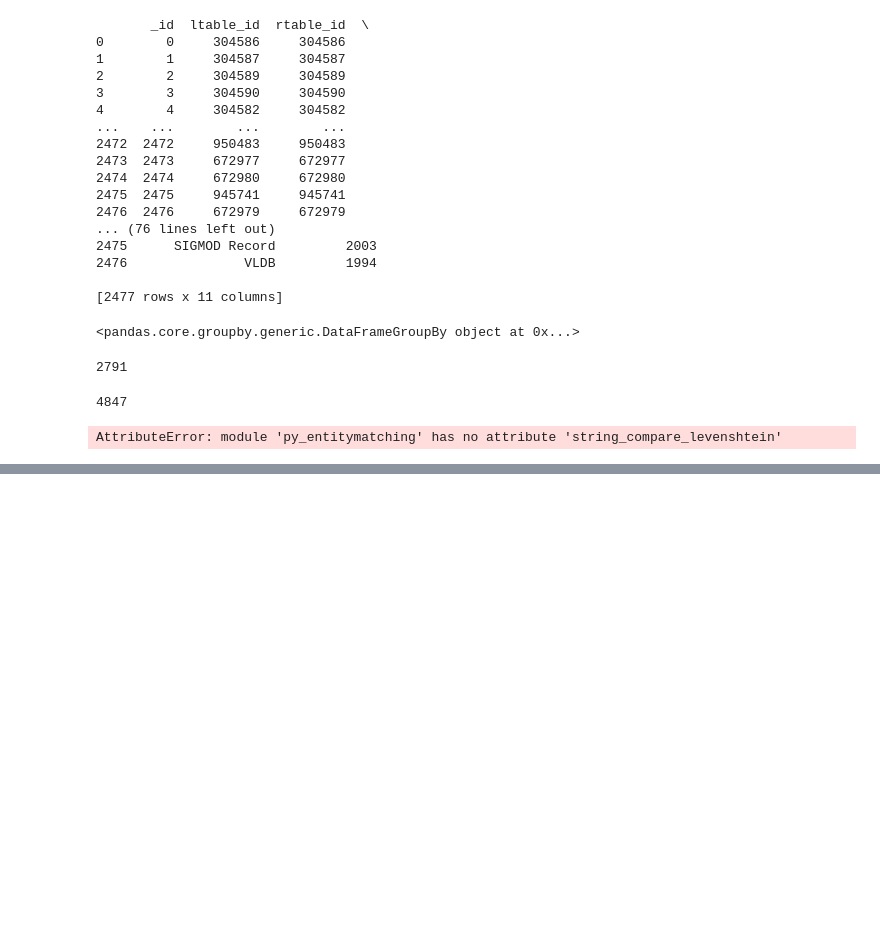
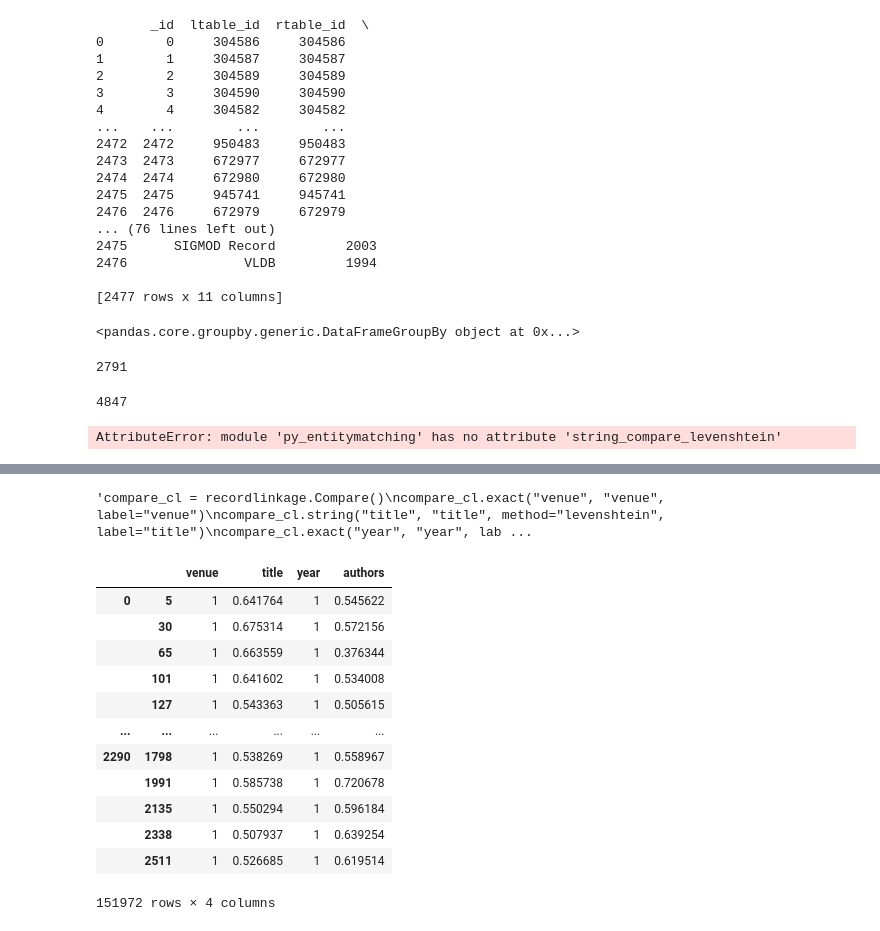
Before and after one commit to Edechkin/DILA_project, a Jupyter notebook: code.ipynb, the cells around one changed output, grey strips where cells are left out. Cells and saved outputs as stored; diff of their text form; code cells hidden in the pictures; blank space fills up the shorter version.

```diff
--- a/code.ipynb
+++ b/code.ipynb
@@ -232,0 +225,7 @@ abc.to_csv(r'abc.csv', encoding='utf-8', index=False)
+# %%
+indexer = recordlinkage.Index()
+#indexer = Block(left_on=['year', 'venue'],
+#                right_on=['year', 'venue'])
+indexer.block(['venue', 'year'])
+#indexer.full()
+candidate_links = indexer.index(data_ACM, data_DBLP)
@@ -232,0 +252,33 @@ abc.to_csv(r'abc.csv', encoding='utf-8', index=False)
+# %%
+"""compare_cl = recordlinkage.Compare()
+compare_cl.exact("venue", "venue", label="venue")
+compare_cl.string("title", "title", method="levenshtein", label="title")
+compare_cl.exact("year", "year", label="year")
+compare_cl.string("authors", "authors", method="levenshtein", label="authors")
+features = compare_cl.compute(candidate_links, data_ACM, data_DBLP)
+print(features)"""
+# %% [output]
+'compare_cl = recordlinkage.Compare()\ncompare_cl.exact("venue", "venue", label="venue")\ncompare_cl.string("title", "title", method="levenshtein", label="title")\ncompare_cl.exact("year", "year", lab ...
+# %%
+compare_cl = recordlinkage.Compare()
+compare_cl.exact("venue", "venue", label="venue")
+compare_cl.string("title", "title", method="jarowinkler", label="title")
+compare_cl.exact("year", "year", label="year")
+compare_cl.string("authors", "authors", method="jarowinkler", label="authors")
+features = compare_cl.compute(candidate_links, data_ACM, data_DBLP)
+# %%
+features
+# %% [output]
+|  |  | venue | title | year | authors |
+| 0 | 5 | 1 | 0.641764 | 1 | 0.545622 |
+|  | 30 | 1 | 0.675314 | 1 | 0.572156 |
+|  | 65 | 1 | 0.663559 | 1 | 0.376344 |
+|  | 101 | 1 | 0.641602 | 1 | 0.534008 |
+|  | 127 | 1 | 0.543363 | 1 | 0.505615 |
+| ... | ... | ... | ... | ... | ... |
+| 2290 | 1798 | 1 | 0.538269 | 1 | 0.558967 |
+|  | 1991 | 1 | 0.585738 | 1 | 0.720678 |
+|  | 2135 | 1 | 0.550294 | 1 | 0.596184 |
+|  | 2338 | 1 | 0.507937 | 1 | 0.639254 |
+|  | 2511 | 1 | 0.526685 | 1 | 0.619514 |
+151972 rows × 4 columns
```
Also changed, not shown: parts of 30 cells of this notebook, 1 other file.
